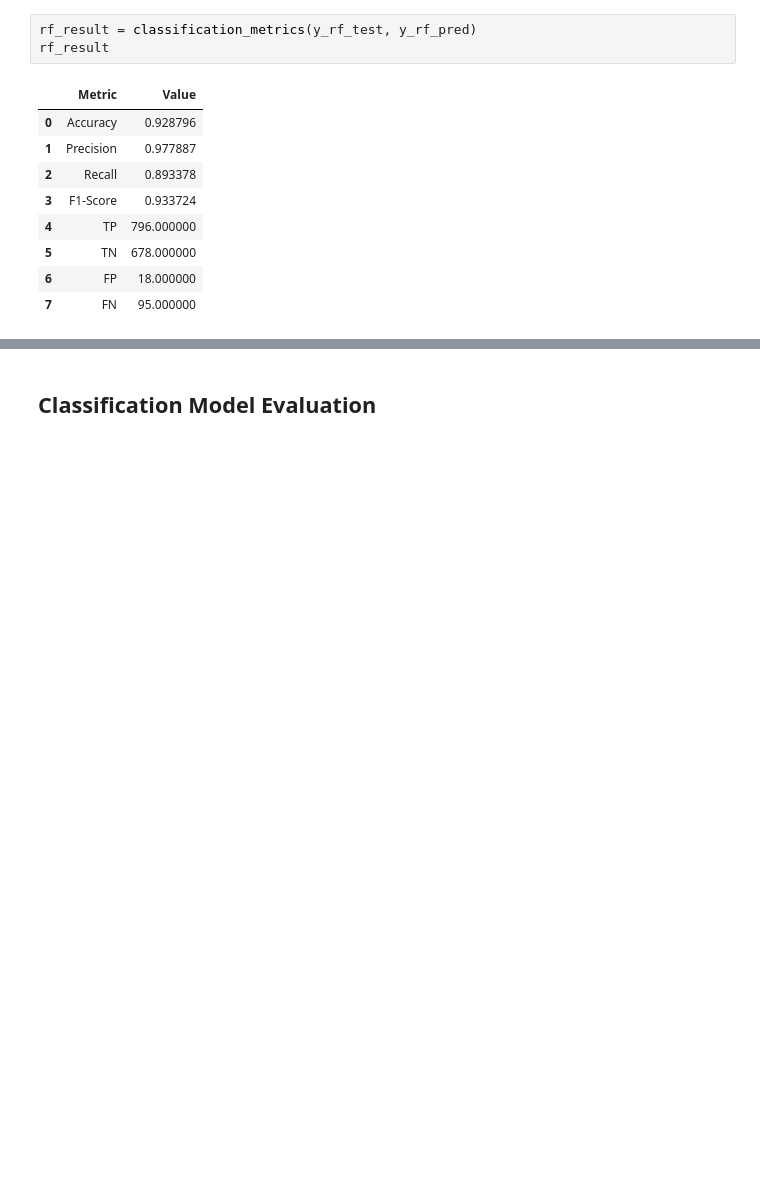
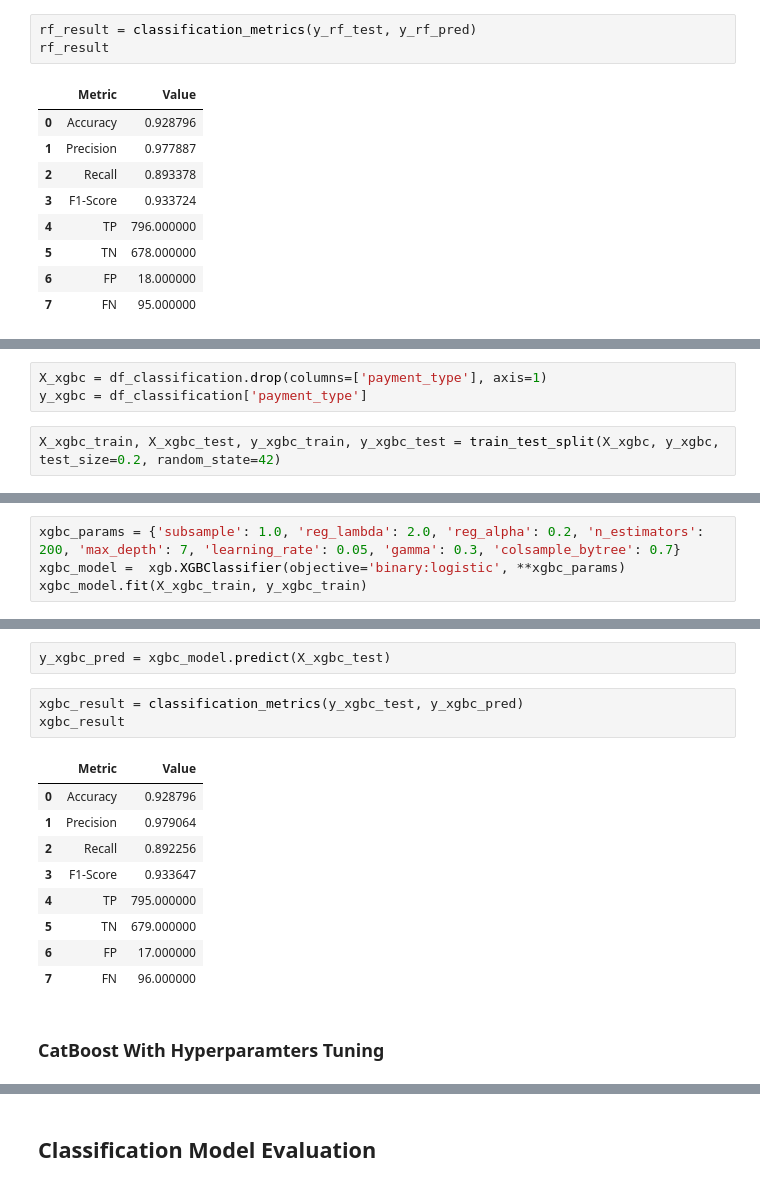
Before and after one commit to kasdead-4432/kasdead, a Jupyter notebook: final/kasdead.ipynb, the cells around one changed output, grey strips where cells are left out. Saved outputs shown, nothing was run; the diff lists cells and outputs as text; blank space fills up the shorter version.

```diff
--- a/final/kasdead.ipynb
+++ b/final/kasdead.ipynb
@@ -573,0 +568,5 @@ rf_result
+# %%
+X_xgbc = df_classification.drop(columns=['payment_type'], axis=1)
+y_xgbc = df_classification['payment_type']
+# %%
+X_xgbc_train, X_xgbc_test, y_xgbc_train, y_xgbc_test = train_test_split(X_xgbc, y_xgbc, test_size=0.2, random_state=42)
@@ -573,0 +597,4 @@ rf_result
+# %%
+xgbc_params = {'subsample': 1.0, 'reg_lambda': 2.0, 'reg_alpha': 0.2, 'n_estimators': 200, 'max_depth': 7, 'learning_rate': 0.05, 'gamma': 0.3, 'colsample_bytree': 0.7}
+xgbc_model =  xgb.XGBClassifier(objective='binary:logistic', **xgbc_params)
+xgbc_model.fit(X_xgbc_train, y_xgbc_train)
@@ -573,0 +613,17 @@ rf_result
+# %%
+y_xgbc_pred = xgbc_model.predict(X_xgbc_test)
+# %%
+xgbc_result = classification_metrics(y_xgbc_test, y_xgbc_pred)
+xgbc_result
+# %% [output]
+|  | Metric | Value |
+| 0 | Accuracy | 0.928796 |
+| 1 | Precision | 0.979064 |
+| 2 | Recall | 0.892256 |
+| 3 | F1-Score | 0.933647 |
+| 4 | TP | 795.000000 |
+| 5 | TN | 679.000000 |
+| 6 | FP | 17.000000 |
+| 7 | FN | 96.000000 |
+# %% [markdown]
+### CatBoost With Hyperparamters Tuning
```
Also changed, not shown: parts of 25 cells of this notebook, 1 other file.
